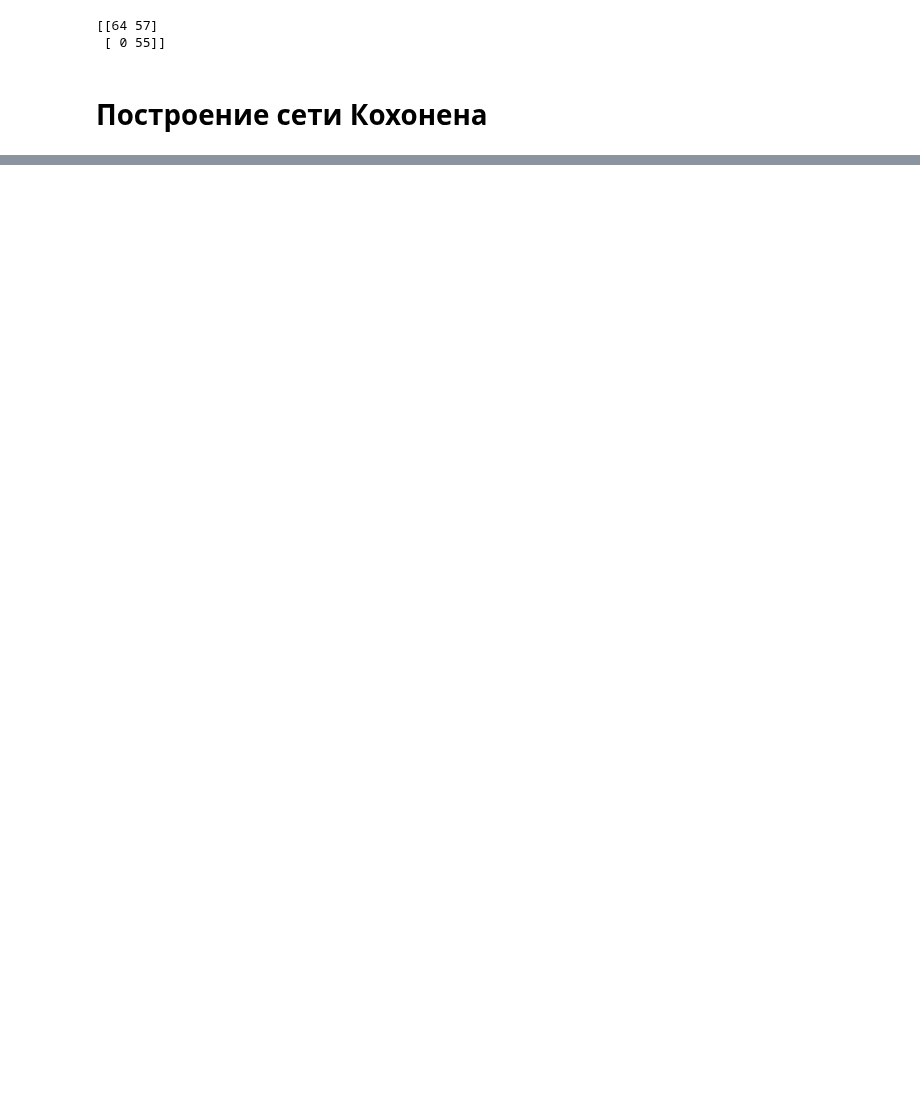
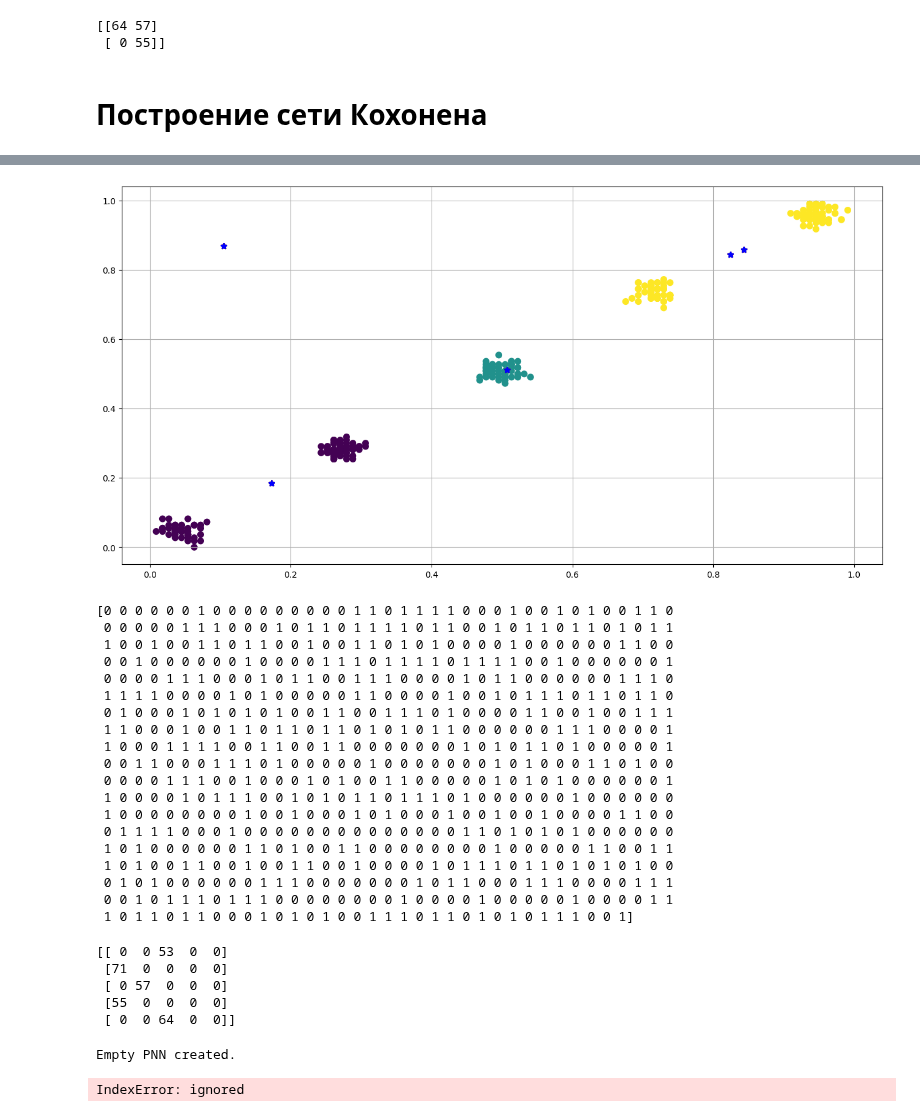
Before and after one commit to MorozovDesu/neural_network_technologies, a Jupyter notebook: "Нейросетевые_технологии_1_Лаба_ipynb".ipynb, the cells around one changed output, grey strips where cells are left out. Cells and saved outputs as stored; diff of their text form; code cells hidden in the pictures; blank space fills up the shorter version.

Commit message:
Кохонен

```diff
--- a/"Нейросетевые_технологии_1_Лаба_ipynb".ipynb
+++ b/"Нейросетевые_технологии_1_Лаба_ipynb".ipynb
@@ -945,0 +850,65 @@ IndexError: ignored
+# %%
+testMax = np.amax(X_test)
+testMin = np.amin(X_test)
+weights1 = np.random.uniform(testMin, testMax, (3, 2))
+# Создание фигуры
+fig = plt.figure(figsize=(16, 8))
+ax = fig.add_subplot()
+
+# Построение начальных весов
+ax.scatter(weights[:, 0, 0], weights[:, 0, 1], marker='*', linewidths=2, c="GREEN")
+ax.scatter(weights[:, 0, 0], weights[:, 0, 1], marker='*', linewidths=2, c="RED")
+ax.scatter(weights[:, 0, 0], weights[:, 0, 1], marker='*', linewidths=2, c="BLUE")
+
+
+# Создание экземпляра KohonenNet
+kohonen = KohonenNet(m=3, n=1, lr=0.1)
+
+# Обучение сети Кохонена
+kohonen.fit(X_test, shuffle=True)
+predTest = kohonen.predict(X_test)
+
+# Построение точек обучающих данных
+ax.scatter(X_test[:, 0], X_test[:, 1], marker='o', linewidths=2, c=predTest)
+ax.grid()
+
+# Построение обновленных весов
+weights = kohonen.returnChangedWeights()
+ax.scatter(weights[:, 0, 0], weights[:, 0, 1], marker='*', linewidths=2, c="GREEN")
+# Обратите внимание, что здесь мы используем индекс 0, так как у нас всего один уровень
+ax.scatter(weights[:, 0, 0], weights[:, 0, 1], marker='*', linewidths=2, c="RED")
+ax.scatter(weights[:, 0, 0], weights[:, 0, 1], marker='*', linewidths=2, c="BLUE")
+
+# Отображение графика
+plt.show()
+print(predTrain)
+# %% [output]
+[figure, added]
+[0 0 0 0 0 0 1 0 0 0 0 0 0 0 0 0 1 1 0 1 1 1 1 0 0 0 1 0 0 1 0 1 0 0 1 1 0
+ 0 0 0 0 0 1 1 1 0 0 0 1 0 1 1 0 1 1 1 1 0 1 1 0 0 1 0 1 1 0 1 1 0 1 0 1 1
+ 1 0 0 1 0 0 1 1 0 1 1 0 0 1 0 0 1 1 0 1 0 1 0 0 0 0 1 0 0 0 0 0 0 1 1 0 0
+ 0 0 1 0 0 0 0 0 0 1 0 0 0 0 1 1 1 0 1 1 1 1 0 1 1 1 1 0 0 1 0 0 0 0 0 0 1
+ 0 0 0 0 1 1 1 0 0 0 1 0 1 1 0 0 1 1 1 0 0 0 0 1 0 1 1 0 0 0 0 0 0 1 1 1 0
+ 1 1 1 1 0 0 0 0 1 0 1 0 0 0 0 0 1 1 0 0 0 0 1 0 0 1 0 1 1 1 0 1 1 0 1 1 0
+ 0 1 0 0 0 1 0 1 0 1 0 1 0 0 1 1 0 0 1 1 1 0 1 0 0 0 0 1 1 0 0 1 0 0 1 1 1
+ 1 1 0 0 0 1 0 0 1 1 0 1 1 0 1 1 0 1 0 1 0 1 1 0 0 0 0 0 0 1 1 1 0 0 0 0 1
+ 1 0 0 0 1 1 1 1 0 0 1 1 0 0 1 1 0 0 0 0 0 0 0 1 0 1 0 1 1 0 1 0 0 0 0 0 1
+ 0 0 1 1 0 0 0 1 1 1 0 1 0 0 0 0 0 1 0 0 0 0 0 0 0 1 0 1 0 0 0 1 1 0 1 0 0
+ 0 0 0 0 1 1 1 0 0 1 0 0 0 1 0 1 0 0 1 1 0 0 0 0 0 1 0 1 0 1 0 0 0 0 0 0 1
+ 1 0 0 0 0 1 0 1 1 1 0 0 1 0 1 0 1 1 0 1 1 1 0 1 0 0 0 0 0 0 1 0 0 0 0 0 0
+ 1 0 0 0 0 0 0 0 0 1 0 0 1 0 0 0 1 0 1 0 0 0 1 0 0 1 0 0 1 0 0 0 0 1 1 0 0
+ 0 1 1 1 1 0 0 0 1 0 0 0 0 0 0 0 0 0 0 0 0 0 0 1 1 0 1 0 1 0 1 0 0 0 0 0 0
+ 1 0 1 0 0 0 0 0 0 1 1 0 1 0 0 1 1 0 0 0 0 0 0 0 0 1 0 0 0 0 0 1 1 0 0 1 1
+ 1 0 1 0 0 1 1 0 0 1 0 0 1 1 0 0 1 0 0 0 0 1 0 1 1 1 0 1 1 0 1 0 1 0 1 0 0
+ 0 1 0 1 0 0 0 0 0 0 1 1 1 0 0 0 0 0 0 0 1 0 1 1 0 0 0 1 1 1 0 0 0 0 1 1 1
+ 0 0 1 0 1 1 1 0 1 1 1 0 0 0 0 0 0 0 0 1 0 0 0 0 1 0 0 0 0 0 1 0 0 0 0 1 1
+ 1 0 1 1 0 1 1 0 0 0 1 0 1 0 1 0 0 1 1 1 0 1 1 0 1 0 1 0 1 1 1 0 0 1]
+# %%
+predTest = predTest.reshape((len(predTest),1))
+print(confusion_matrix(y_test, predTest))
+# %% [output]
+[[ 0  0 53  0  0]
+ [71  0  0  0  0]
+ [ 0 57  0  0  0]
+ [55  0  0  0  0]
+ [ 0  0 64  0  0]]
@@ -945,0 +989,8 @@ IndexError: ignored
+# %%
+pnn = PNN()
+# %% [output]
+Empty PNN created.
+# %%
+pnn.train(X_train, y_train, p=1)
+# %% [output]
+IndexError: ignored
```
Also changed, not shown: parts of 20 cells of this notebook.
